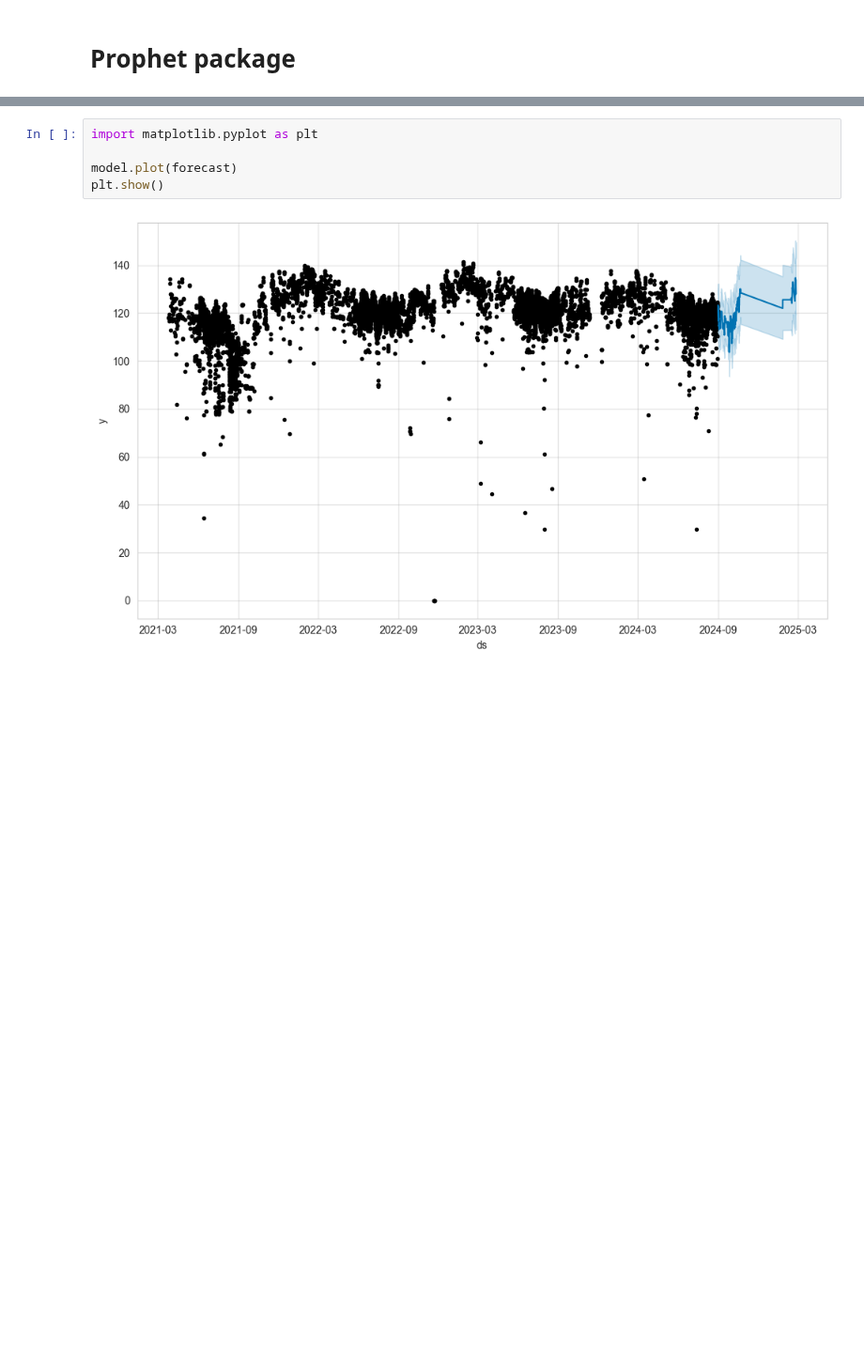
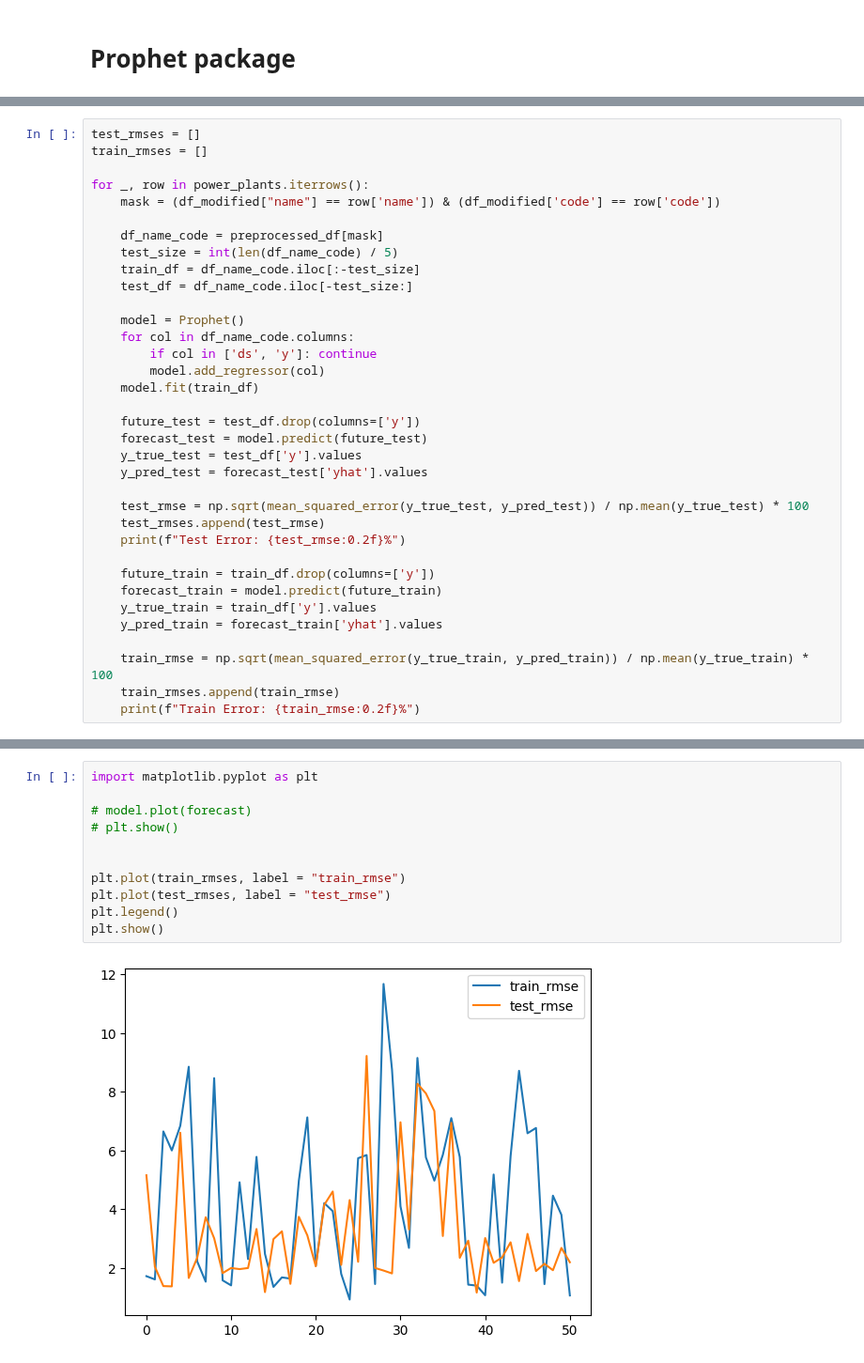
Before and after one commit to SHSMJ200/Bargh_ML, a Jupyter notebook: src/models/Time_series_model.ipynb, the cells around one changed output, grey strips where cells are left out. Shown at 94% size. Saved outputs shown, nothing was run; the diff lists cells and outputs as text; blank space fills up the shorter version.

Commit message:
Prophet model

```diff
--- a/src/models/Time_series_model.ipynb
+++ b/src/models/Time_series_model.ipynb
@@ -18,0 +41,35 @@ forecast = model.predict(future)
+# %%
+test_rmses = []
+train_rmses = []
+
+for _, row in power_plants.iterrows():
+    mask = (df_modified["name"] == row['name']) & (df_modified['code'] == row['code'])
+
+    df_name_code = preprocessed_df[mask]
+    test_size = int(len(df_name_code) / 5)
+    train_df = df_name_code.iloc[:-test_size]
+    test_df = df_name_code.iloc[-test_size:]
+
+    model = Prophet()
+    for col in df_name_code.columns:
+        if col in ['ds', 'y']: continue
+        model.add_regressor(col)
+    model.fit(train_df)
+
+    future_test = test_df.drop(columns=['y'])
+    forecast_test = model.predict(future_test)
+    y_true_test = test_df['y'].values
+    y_pred_test = forecast_test['yhat'].values
+
+    test_rmse = np.sqrt(mean_squared_error(y_true_test, y_pred_test)) / np.mean(y_true_test) * 100
+    test_rmses.append(test_rmse)
+    print(f"Test Error: {test_rmse:0.2f}%")
+
+    future_train = train_df.drop(columns=['y'])
+    forecast_train = model.predict(future_train)
+    y_true_train = train_df['y'].values
+    y_pred_train = forecast_train['yhat'].values
+
+    train_rmse = np.sqrt(mean_squared_error(y_true_train, y_pred_train)) / np.mean(y_true_train) * 100
+    train_rmses.append(train_rmse)
+    print(f"Train Error: {train_rmse:0.2f}%")
@@ -19,8 +94,14 @@ forecast = model.predict(future)
 # %%
 import matplotlib.pyplot as plt
 
-model.plot(forecast)
+# model.plot(forecast)
+# plt.show()
+
+
+plt.plot(train_rmses, label = "train_rmse")
+plt.plot(test_rmses, label = "test_rmse")
+plt.legend()
 plt.show()
 # %% [output]
-[figure, old version]
+[figure, new version]
 # %%
```
Also changed, not shown: parts of 7 cells of this notebook.
